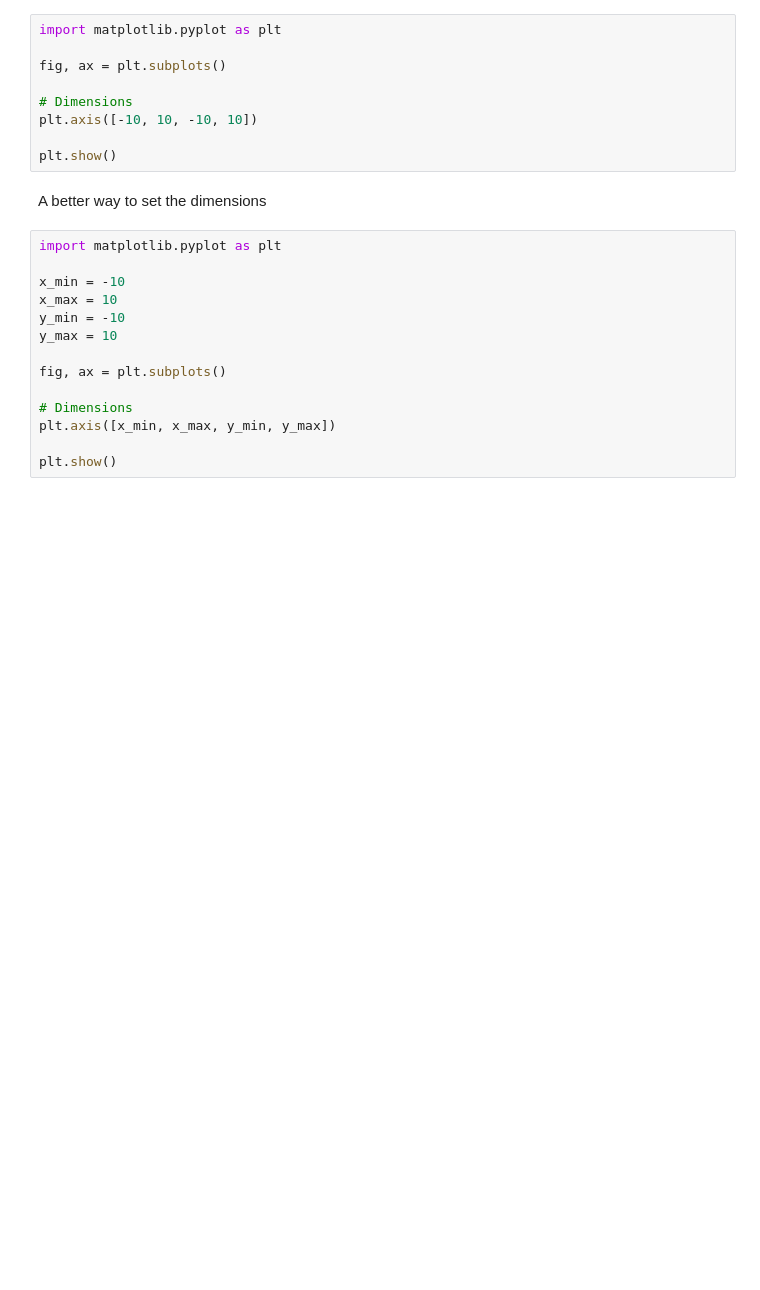
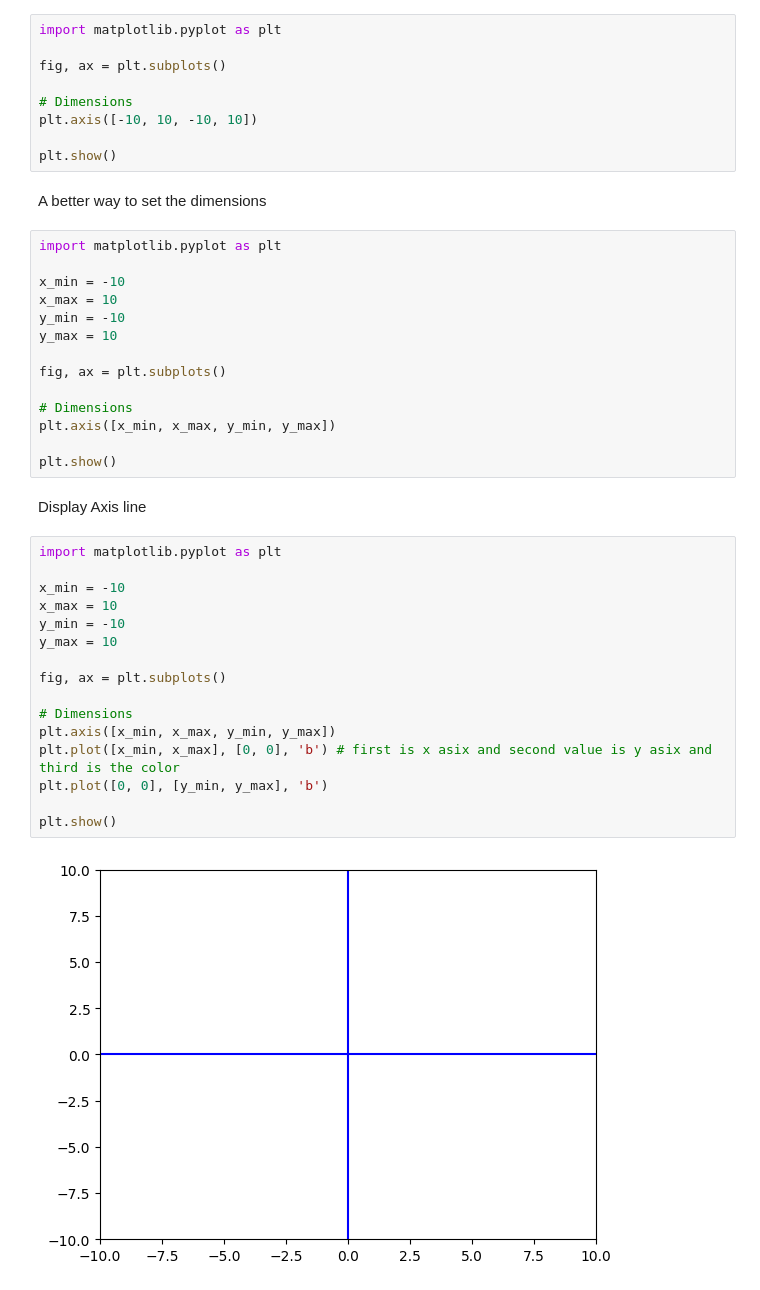
Before and after one commit to makstyle119/Mathematics, a Jupyter notebook: College Algebra/001.ipynb, the cells around one changed output. Drawn from its saved outputs; the diff is of its cells as text; blank space fills up the shorter version.

Commit message:
Display Axis line

```diff
--- a/College Algebra/001.ipynb
+++ b/College Algebra/001.ipynb
@@ -542,3 +542,23 @@ fig, ax = plt.subplots()
 plt.axis([x_min, x_max, y_min, y_max])
 
 plt.show()
+# %% [markdown]
+Display Axis line
+# %%
+import matplotlib.pyplot as plt
+
+x_min = -10
+x_max = 10
+y_min = -10
+y_max = 10
+
+fig, ax = plt.subplots()
+
+# Dimensions
+plt.axis([x_min, x_max, y_min, y_max])
+plt.plot([x_min, x_max], [0, 0], 'b') # first is x asix and second value is y asix and third is the color
+plt.plot([0, 0], [y_min, y_max], 'b')
+
+plt.show()
+# %% [output]
+[figure, added]
```
